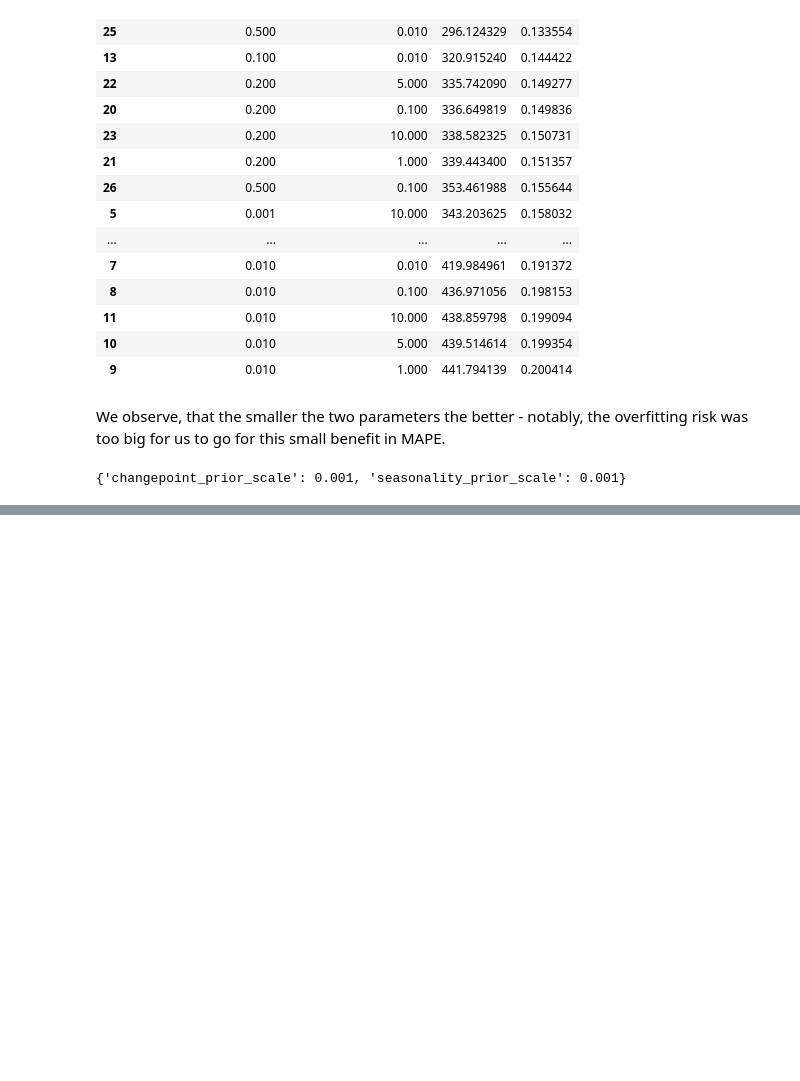
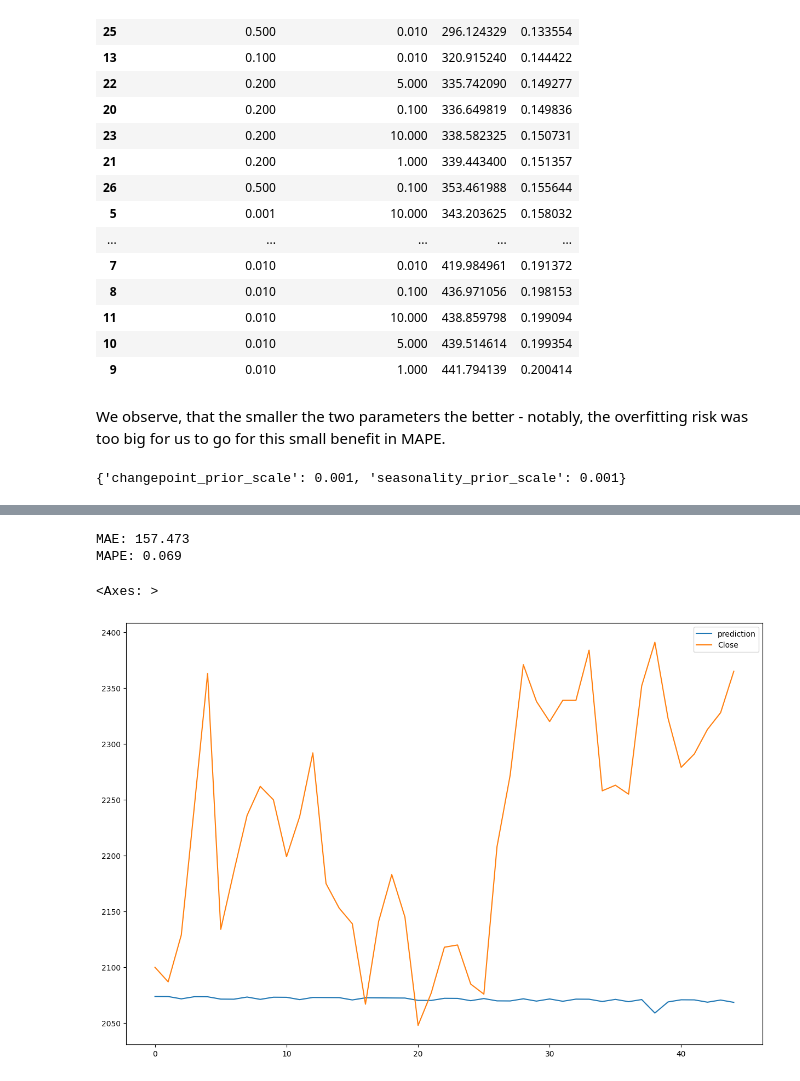
Before and after one commit to afoster28/ml_fin2, a Jupyter notebook: Tokyo_Stock_Prices_A_Foster,_M_Staniszewski.ipynb, the cells around one changed output, grey strips where cells are left out. Drawn from its saved outputs; the diff is of its cells as text; code cells hidden in the pictures; blank space fills up the shorter version.

```diff
--- a/Tokyo_Stock_Prices_A_Foster,_M_Staniszewski.ipynb
+++ b/Tokyo_Stock_Prices_A_Foster,_M_Staniszewski.ipynb
@@ -505,0 +528,31 @@ MAPE: 0.019
+# %%
+dlt = DLT(
+    response_col='Close',
+    date_col='Date',
+    estimator='stan-map',
+    seasonality=52,
+    seed=8888,
+    global_trend_option='loglinear', # Hoping to model the exponential nature of the stock price as per GBM
+    # for prediction uncertainty
+    n_bootstrap_draws=1000,
+)
+
+dlt.fit(df=train_df) # Fitting the model
+
+predicted_df = dlt.predict(df=test_df) # Predict with DLT
+# Merge results with actual data:
+full['ds'] = pd.to_datetime(full.index, utc = True)
+predicted_df['ds'] = pd.to_datetime(predicted_df['Date'], utc = True)
+
+df_merge = pd.merge(full, predicted_df, on='ds')
+df_merge = df_merge[['ds','prediction', 'Close']]
+# Calculate out-of-sample MAPE
+y_true = df_merge['Close'].values
+y_pred = df_merge['prediction'].values
+mae_01 = mean_absolute_error(y_true, y_pred)
+print('MAE: %.3f' % mae_01)
+mape_01 = mean_absolute_percentage_error(y_true, y_pred)
+print('MAPE: %.3f' % mape_01)
+# Plot:
+df_merge[['prediction', 'Close']].plot()
+# %% [output]
@@ -505,0 +561,4 @@ MAPE: 0.019
+MAE: 157.473
+MAPE: 0.069
+<Axes: >
+[figure, added]
```
Also changed, not shown: parts of 20 cells of this notebook, 1 other file.
